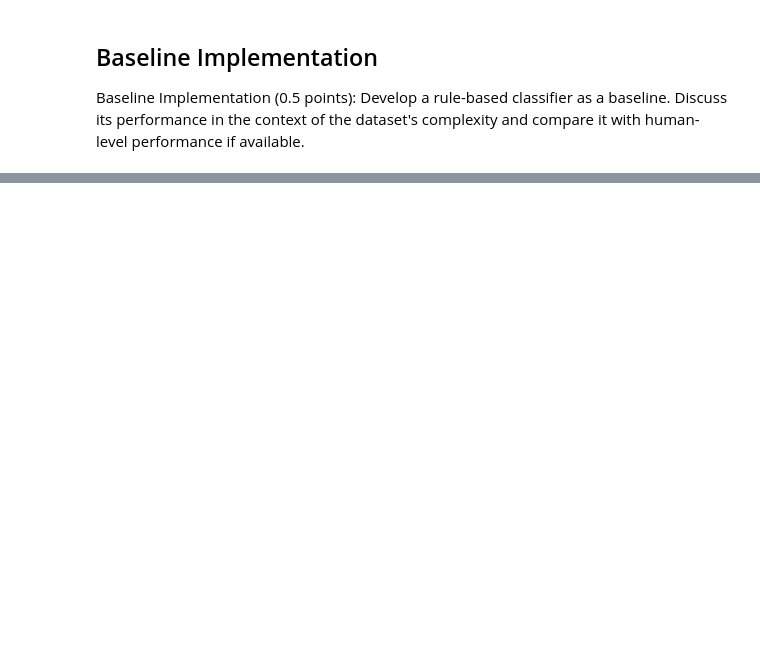
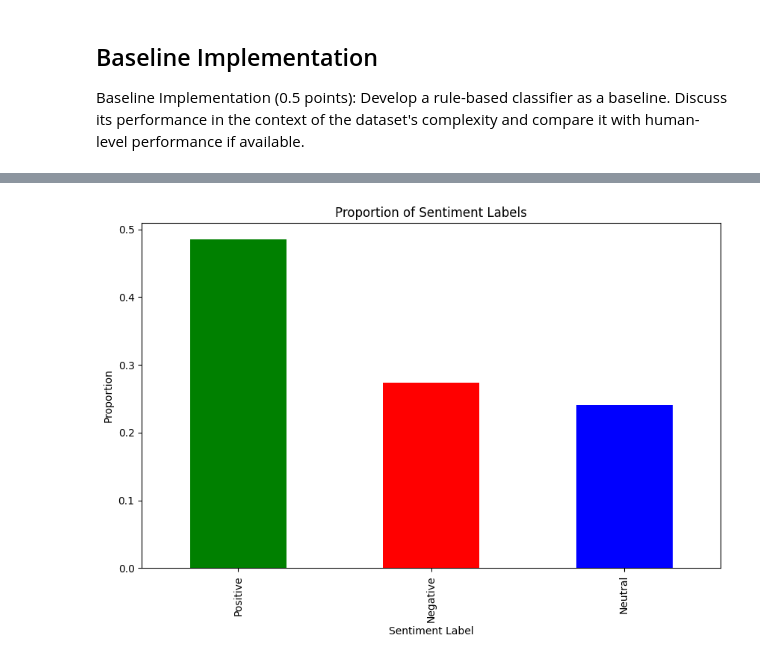
Before and after one commit to mgallon235/Adv_NLP, a Jupyter notebook: Part_1.ipynb, the cells around one changed output, grey strips where cells are left out. Saved outputs shown, nothing was run; the diff lists cells and outputs as text; code cells hidden in the pictures; blank space fills up the shorter version.

```diff
--- a/Part_1.ipynb
+++ b/Part_1.ipynb
@@ -637,0 +638,14 @@ Prediction: UNKNOWN
+# %%
+#Adding Sentiment Label
+def getAnalysis(score):
+ if score < 0:
+    return 'Negative'
+ elif score == 0:
+    return 'Neutral'
+ else:
+    return 'Positive'
+
+df_train['sentiment_label'] = df_train['sentiment'].apply(getAnalysis)
+
+#Scaling score to the length of the review
+df_train.head(5)
@@ -637,0 +659,25 @@ Prediction: UNKNOWN
+# %%
+import matplotlib.pyplot as plt
+
+# Get counts of each category in 'sentiment_label'
+sentiment_counts = df_train['sentiment_label'].value_counts()
+
+# Calculate proportion of each category
+total_samples = len(df_train)
+sentiment_proportions = sentiment_counts / total_samples
+
+# Define colors for each sentiment
+colors = {'Positive': 'green', 'Negative': 'red', 'Neutral': 'blue'}
+
+# Plot bar chart with colors
+sentiment_proportions.plot(kind='bar', figsize=(10, 6), color=[colors[label] for label in sentiment_proportions.index])
+
+# Set labels and title
+plt.xlabel('Sentiment Label')
+plt.ylabel('Proportion')
+plt.title('Proportion of Sentiment Labels')
+
+# Show plot
+plt.show()
+# %% [output]
+[figure, added]
```
Also changed, not shown: parts of 21 cells of this notebook, 1 other file.
